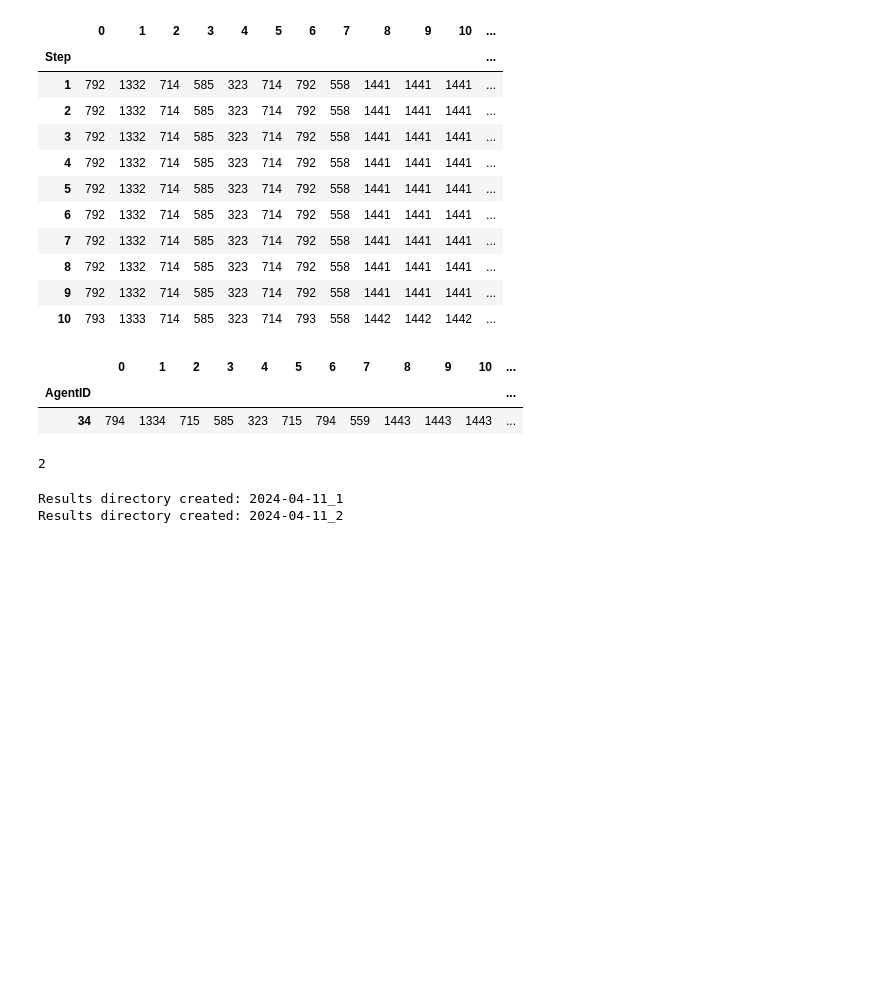
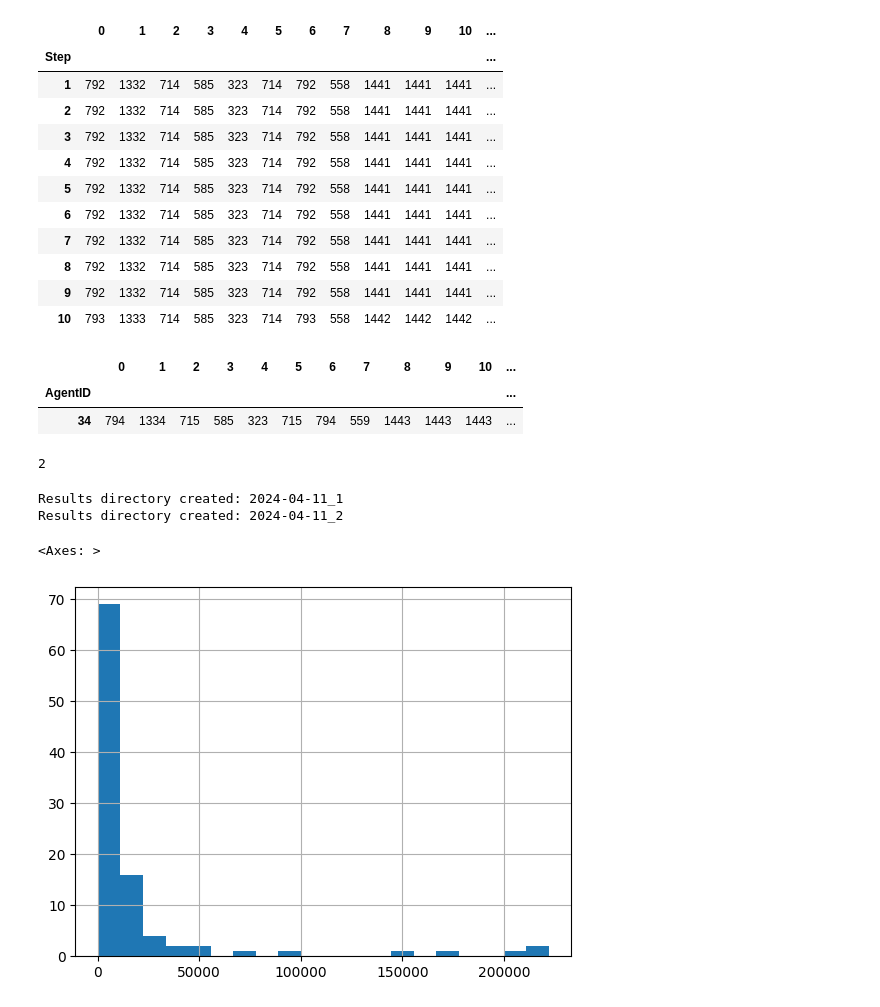
Before and after one commit to jamonbri/master_thesis, a Jupyter notebook: project/playground.ipynb, the cells around one changed output. Drawn from its saved outputs; the diff is of its cells as text; code cells hidden in the pictures; blank space fills up the shorter version.

```diff
--- a/project/playground.ipynb
+++ b/project/playground.ipynb
@@ -174,0 +169,11 @@ r1.store(data=[("test", df1)])
+# %%
+import pandas as pd
+
+df = pd.read_csv("/Users/javierus/Documents/Delft/Master Thesis/master_thesis/project/data/results/2024-04-24_3/initial_users_1.csv")
+# %%
+df["book_length"] = df["book_id"].apply(len)
+# %%
+df["book_length"].hist(bins=20)
+# %% [output]
+<Axes: >
+[figure, added]
```
Also changed, not shown: parts of 2 cells of this notebook, 2 other files.
